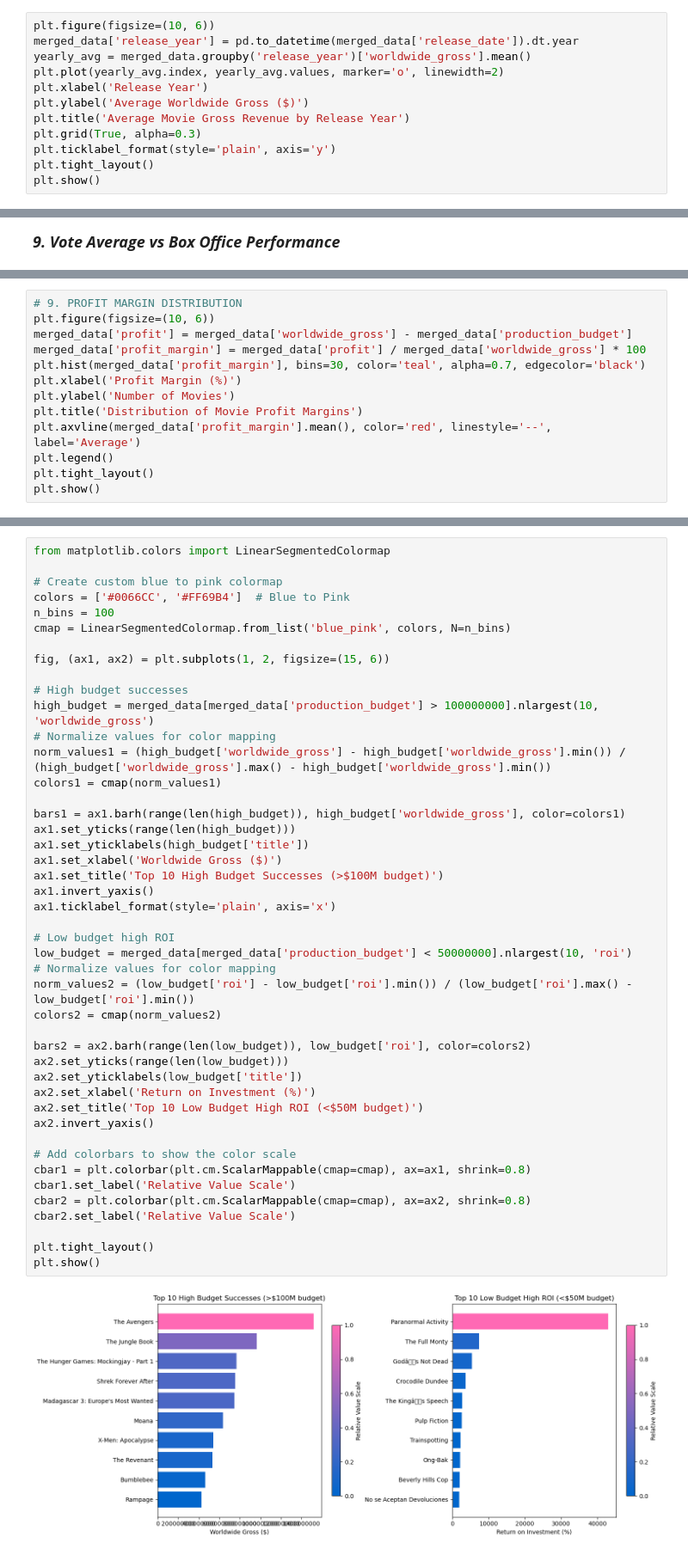
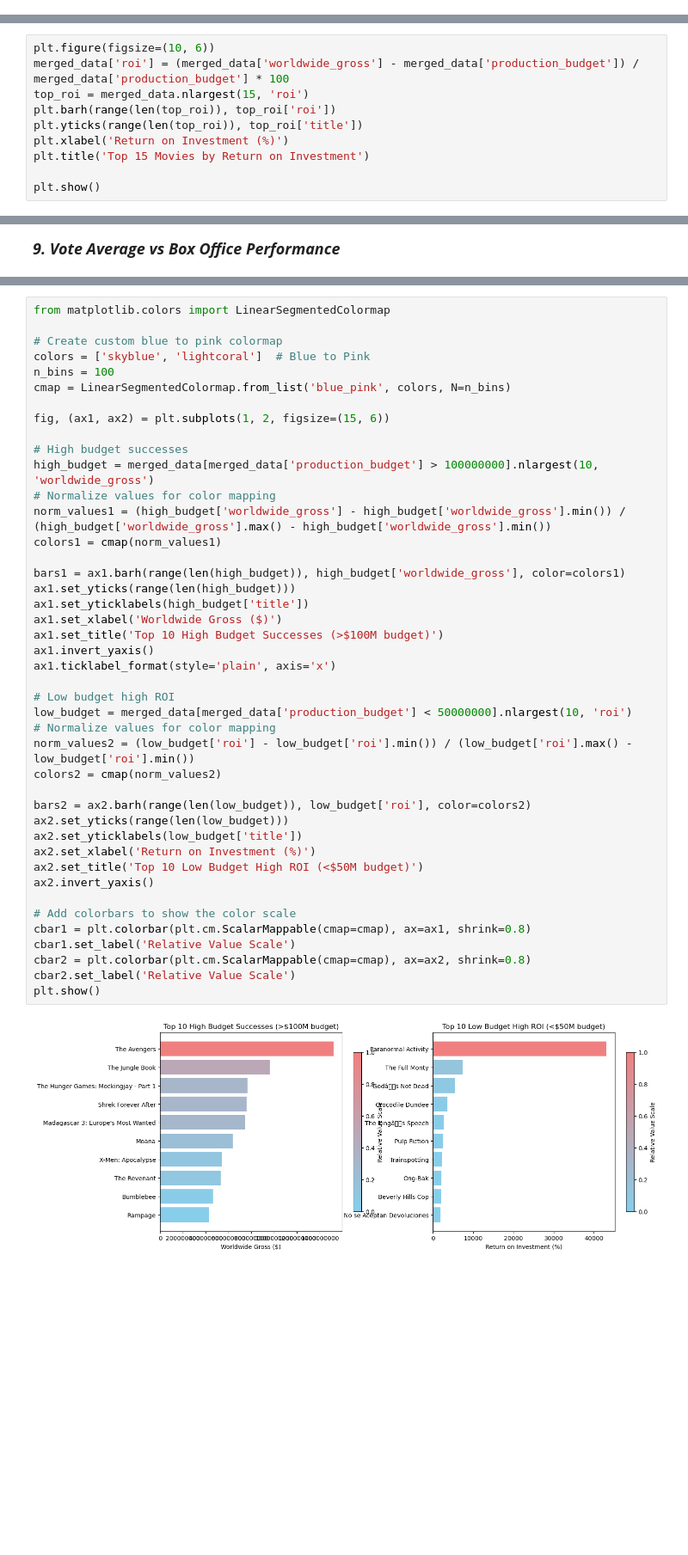
Before and after one commit to veenaledi/DS-Phase-2-Project, a Jupyter notebook: Movies.ipynb, the cells around one changed output, grey strips where cells are left out. Shown at 86% size. Saved outputs shown, nothing was run; the diff lists cells and outputs as text; blank space fills up the shorter version.

```diff
--- a/Movies.ipynb
+++ b/Movies.ipynb
@@ -524,15 +524,3 @@ plt.show()
 [figure]
 # %% [markdown]
 ***<span style="font-size: 18px;">4. Top 15 Movies by Return on Investment</span>***
-# %%
-plt.figure(figsize=(10, 6))
-merged_data['release_year'] = pd.to_datetime(merged_data['release_date']).dt.year
-yearly_avg = merged_data.groupby('release_year')['worldwide_gross'].mean()
-plt.plot(yearly_avg.index, yearly_avg.values, marker='o', linewidth=2)
-plt.xlabel('Release Year')
-plt.ylabel('Average Worldwide Gross ($)')
-plt.title('Average Movie Gross Revenue by Release Year')
-plt.grid(True, alpha=0.3)
-plt.ticklabel_format(style='plain', axis='y')
-plt.tight_layout()
-plt.show()
@@ -540,0 +527,10 @@ plt.show()
+# %%
+plt.figure(figsize=(10, 6))
+merged_data['roi'] = (merged_data['worldwide_gross'] - merged_data['production_budget']) / merged_data['production_budget'] * 100
+top_roi = merged_data.nlargest(15, 'roi')
+plt.barh(range(len(top_roi)), top_roi['roi'])
+plt.yticks(range(len(top_roi)), top_roi['title'])
+plt.xlabel('Return on Investment (%)')
+plt.title('Top 15 Movies by Return on Investment')
+
+plt.show()
@@ -621,13 +615,0 @@ plt.show()
-# %%
-# 9. PROFIT MARGIN DISTRIBUTION
-plt.figure(figsize=(10, 6))
-merged_data['profit'] = merged_data['worldwide_gross'] - merged_data['production_budget']
-merged_data['profit_margin'] = merged_data['profit'] / merged_data['worldwide_gross'] * 100
-plt.hist(merged_data['profit_margin'], bins=30, color='teal', alpha=0.7, edgecolor='black')
-plt.xlabel('Profit Margin (%)')
-plt.ylabel('Number of Movies')
-plt.title('Distribution of Movie Profit Margins')
-plt.axvline(merged_data['profit_margin'].mean(), color='red', linestyle='--', label='Average')
-plt.legend()
-plt.tight_layout()
-plt.show()
@@ -638,7 +617,7 @@ ValueError: supplied range of [-inf, 99.76825987794588] is not finite
 from matplotlib.colors import LinearSegmentedColormap
 
 # Create custom blue to pink colormap
-colors = ['#0066CC', '#FF69B4']  # Blue to Pink
+colors = ['skyblue', 'lightcoral']  # Blue to Pink
 n_bins = 100
 cmap = LinearSegmentedColormap.from_list('blue_pink', colors, N=n_bins)
 
@@ -651,36 +630,34 @@ norm_values1 = (high_budget['worldwide_gross'] - high_budget['worldwide_gross'].
 colors1 = cmap(norm_values1)
 
 bars1 = ax1.barh(range(len(high_budget)), high_budget['worldwide_gross'], color=colors1)
 ax1.set_yticks(range(len(high_budget)))
 ax1.set_yticklabels(high_budget['title'])
 ax1.set_xlabel('Worldwide Gross ($)')
 ax1.set_title('Top 10 High Budget Successes (>$100M budget)')
 ax1.invert_yaxis()
 ax1.ticklabel_format(style='plain', axis='x')
 
 # Low budget high ROI
 low_budget = merged_data[merged_data['production_budget'] < 50000000].nlargest(10, 'roi')
 # Normalize values for color mapping
 norm_values2 = (low_budget['roi'] - low_budget['roi'].min()) / (low_budget['roi'].max() - low_budget['roi'].min())
 colors2 = cmap(norm_values2)
 
 bars2 = ax2.barh(range(len(low_budget)), low_budget['roi'], color=colors2)
 ax2.set_yticks(range(len(low_budget)))
 ax2.set_yticklabels(low_budget['title'])
 ax2.set_xlabel('Return on Investment (%)')
 ax2.set_title('Top 10 Low Budget High ROI (<$50M budget)')
 ax2.invert_yaxis()
 
 # Add colorbars to show the color scale
 cbar1 = plt.colorbar(plt.cm.ScalarMappable(cmap=cmap), ax=ax1, shrink=0.8)
 cbar1.set_label('Relative Value Scale')
 cbar2 = plt.colorbar(plt.cm.ScalarMappable(cmap=cmap), ax=ax2, shrink=0.8)
 cbar2.set_label('Relative Value Scale')
-
-plt.tight_layout()
 plt.show()
 # %% [output]
-[figure, old version]
+[figure, new version]
 # %%
 
 # Set style for better looking plots
```
Also changed, not shown: parts of 8 cells of this notebook, 1 other file.
